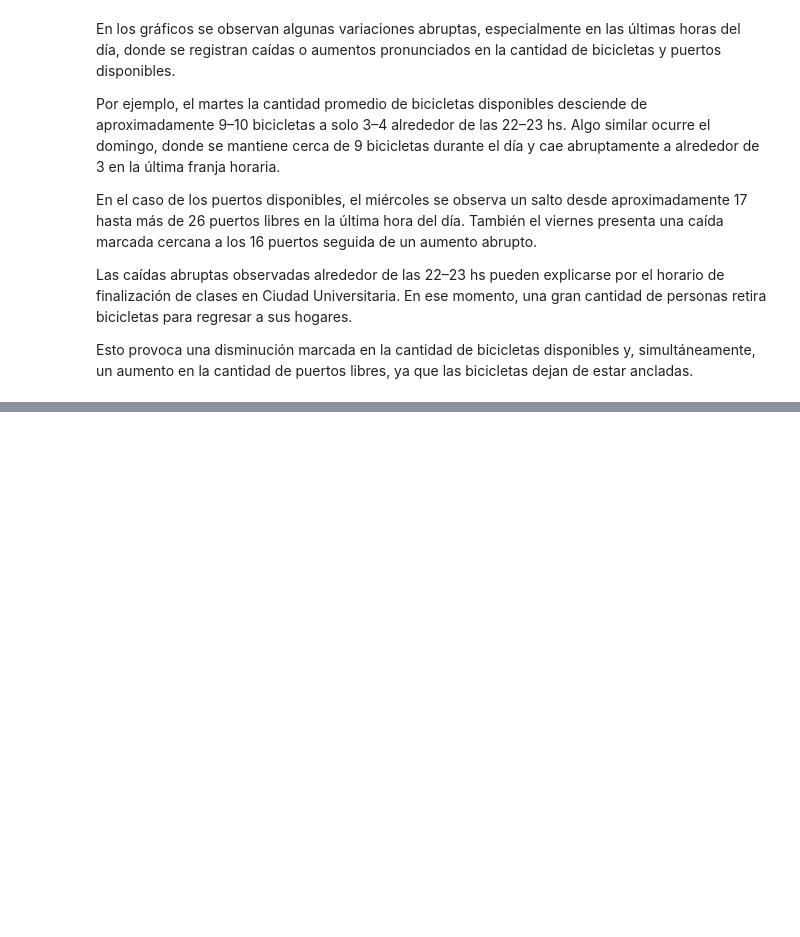
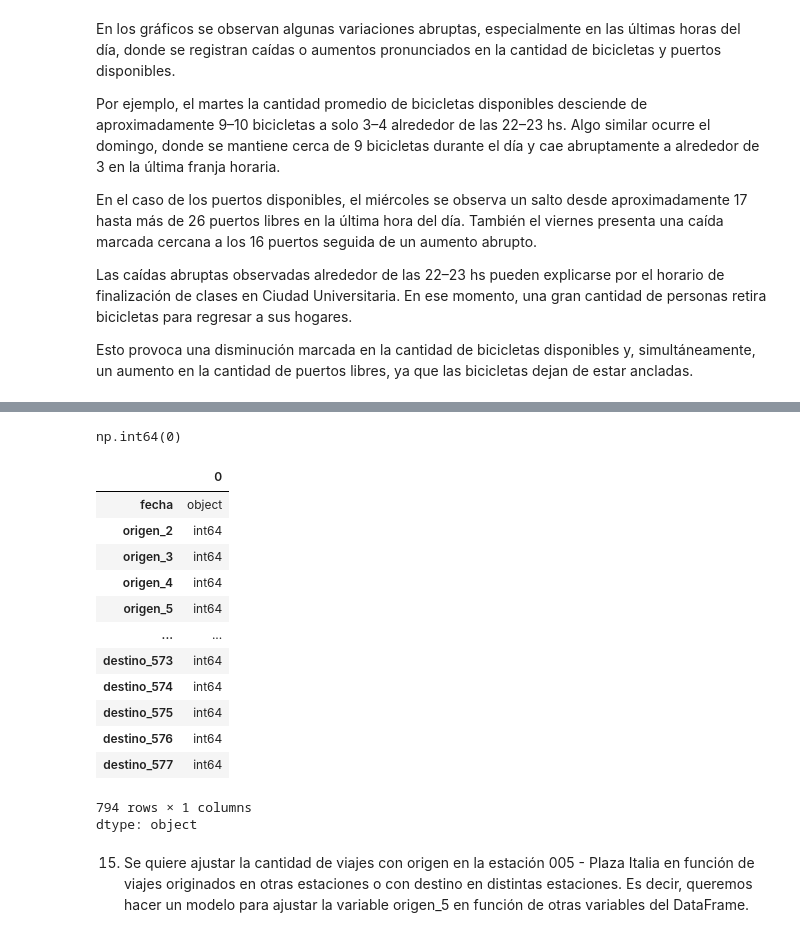
Before and after one commit to davidpalacio1/TP-1-LDD, a Jupyter notebook: TP_bicis.ipynb, the cells around one changed output, grey strips where cells are left out. Saved outputs shown, nothing was run; the diff lists cells and outputs as text; code cells hidden in the pictures; blank space fills up the shorter version.

```diff
--- a/TP_bicis.ipynb
+++ b/TP_bicis.ipynb
@@ -476,0 +528,25 @@ libres, ya que las bicicletas dejan de estar ancladas.
+# %%
+# Para saber si tengo 0 datos faltantes en todos los casos, hago la suma. Si obtengo 0, no hay datos faltantes:
+
+viajes.isna().sum().sum()
+# %% [output]
+np.int64(0)
+# %%
+# Reviso los tipos de datos en viajes. Tengo object e int64:
+
+viajes.dtypes
+# %% [output]
+|  | 0 |
+| fecha | object |
+| origen_2 | int64 |
+| origen_3 | int64 |
+| origen_4 | int64 |
+| origen_5 | int64 |
+| ... | ... |
+| destino_573 | int64 |
+| destino_574 | int64 |
+| destino_575 | int64 |
+| destino_576 | int64 |
+| destino_577 | int64 |
+794 rows × 1 columns
+dtype: object
@@ -476,0 +557,4 @@ libres, ya que las bicicletas dejan de estar ancladas.
+# %% [markdown]
+15. Se quiere ajustar la cantidad de viajes con origen en la estación 005 - Plaza Italia en función de
+viajes originados en otras estaciones o con destino en distintas estaciones. Es decir, queremos
+hacer un modelo para ajustar la variable origen_5 en función de otras variables del DataFrame.
```
Also changed, not shown: parts of 7 cells of this notebook.
